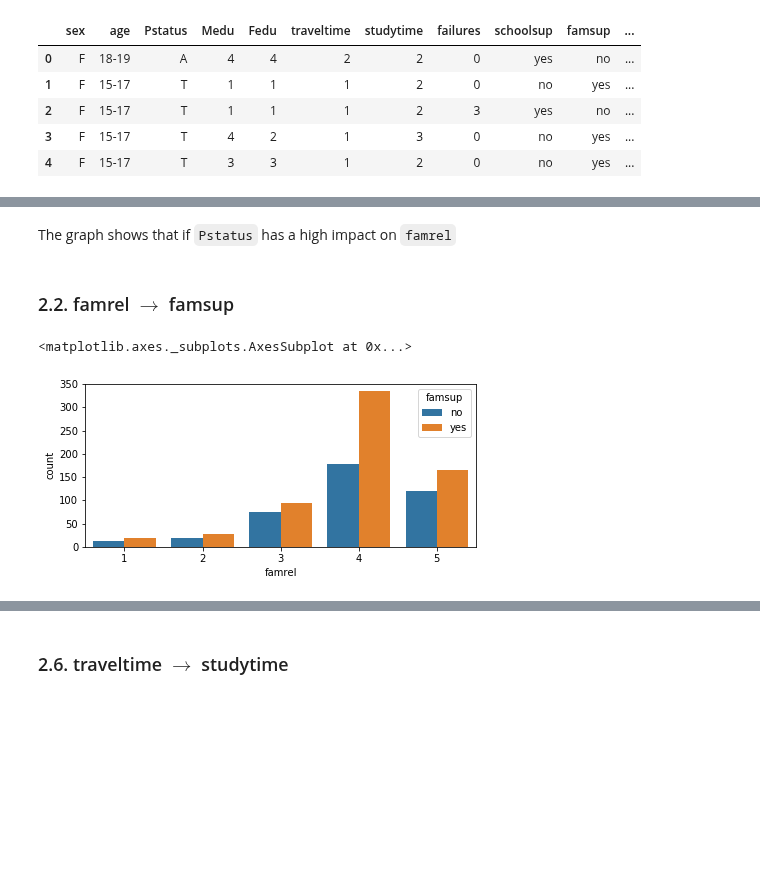
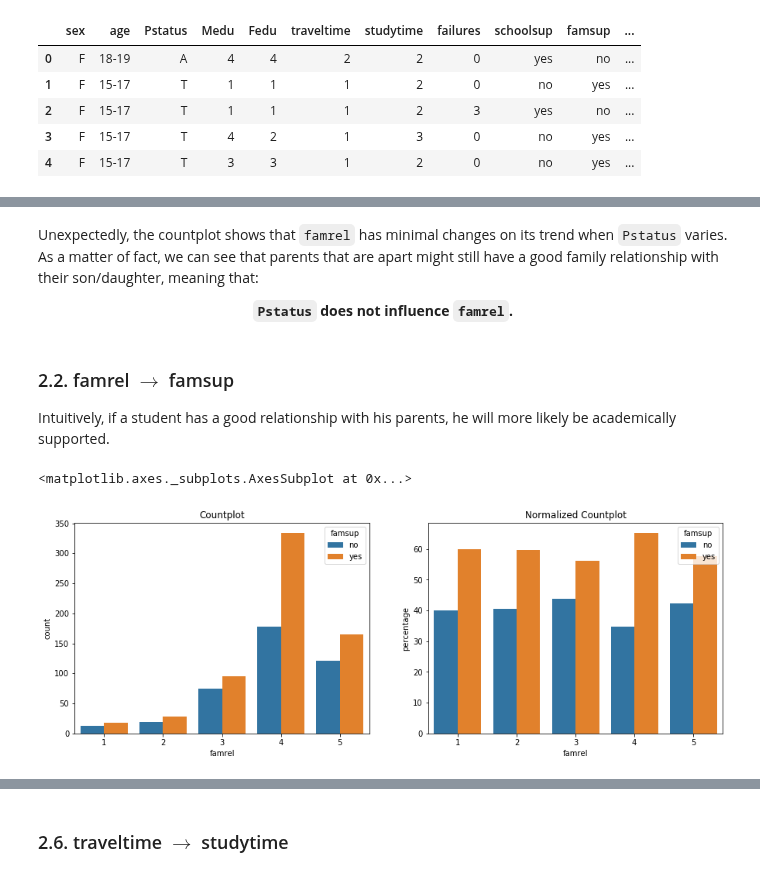
Before and after one commit to Mikalb98/StudentAnalysis-BayesianNetwork, a Jupyter notebook: Bayesian Model.ipynb, the cells around one changed output, grey strips where cells are left out. Saved outputs shown, nothing was run; the diff lists cells and outputs as text; code cells hidden in the pictures; blank space fills up the shorter version.

```diff
--- a/Bayesian Model.ipynb
+++ b/Bayesian Model.ipynb
@@ -376,23 +376,26 @@ There are 1 students that obtained Muito bom con distincao e louvor
 # %% [markdown]
 Now lets create the bins and check if some error occured by comparing the number of students in each newly created group with the numbers computed in the last cell of code:
 # %%
-'''ordered_labels = ["Mau|Poor",
+'''
+ordered_labels = ["Mau|Poor",
                   "Mediocre|Poor",
                   "Suficiente|sufficient",
                   "Bom|Good",
                   "Muito Bom|Very Good",
                   "Excelente|Excellent",
                   "Muito bom con distincao e louvor|very good with distinction and honors"
-                 ]'''
+                 ]
+'''
 
 ordered_labels = ["Mau",
-                  "Med",
-                  "Suf",
+                  "Mediocre",
+                  "Suficiente",
                   "Bom",
-                  "Mui",
-                  "Exc",
-                  "Mui Dist"
+                  "Muito Bom",
+                  "Excelente",
+                  "Mui bom distincao"
                  ]
+
 
 df_new['G3'] = pd.cut(x = df_new['G3'],
                       bins = [np.min(df_new['G3']),6.99,9.99,13.99,15.99,17.99,19.99,np.max(df_new['G3'])],
@@ -564,14 +599,45 @@ sns.countplot(data = df_new,
 # %% [markdown]
-The graph shows that if `Pstatus` has a high impact on `famrel`
+Unexpectedly, the countplot shows that `famrel` has minimal changes on its trend when `Pstatus` varies. As a matter of fact, we can see that parents that are apart might still have a good family relationship with their son/daughter, meaning that:
+
+**<div align="center">`Pstatus` does not influence `famrel`.</div>**
 # %% [markdown]
 ### 2.2. famrel $\rightarrow$ famsup
+Intuitively, if a student has a good relationship with his parents, he will more likely be academically supported.
 # %%
-plt.figure(figsize=(7,3))
-sns.countplot(data=df_new,
-              x='famrel',
-              hue='famsup',
-              order=[1,2,3,4,5],
-             )
+#parameters
+a,b = 'famrel', 'famsup'
+a_order = [1,2,3,4,5]
+
+fig, ax = plt.subplots(1, 2, figsize=(15, 5))
+
+#countplot:
+sns.countplot(data = df_new,
+              x = a,
+              hue = b,
+              order = a_order,
+              ax = ax[0])
+
+ax[0].set_title("Countplot")
+ax[0].grid = True
+
+
+#normalized countplot:
+ax[1].set_title("Normalized Countplot")
+ax[1].grid = True
+
+occupation_counts = (df_new.groupby([a])[b]
+                     .value_counts(normalize = True)
+                     .rename('percentage')
+                     .mul(100)
+                     .reset_index()
+                     .sort_values(b))
+
+sns.barplot(x = a,
+            y = "percentage",
+            hue = b,
+            order = a_order,
+            data = occupation_counts,
+            ax = ax[1])
 # %% [output]
 <matplotlib.axes._subplots.AxesSubplot at 0x...>
-[figure, old version]
+[figure, new version]
```
Also changed, not shown: parts of 79 cells of this notebook.
